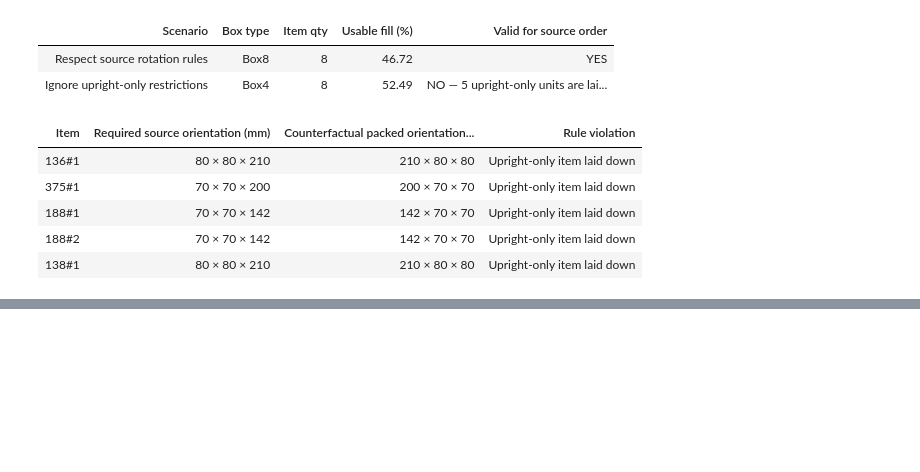
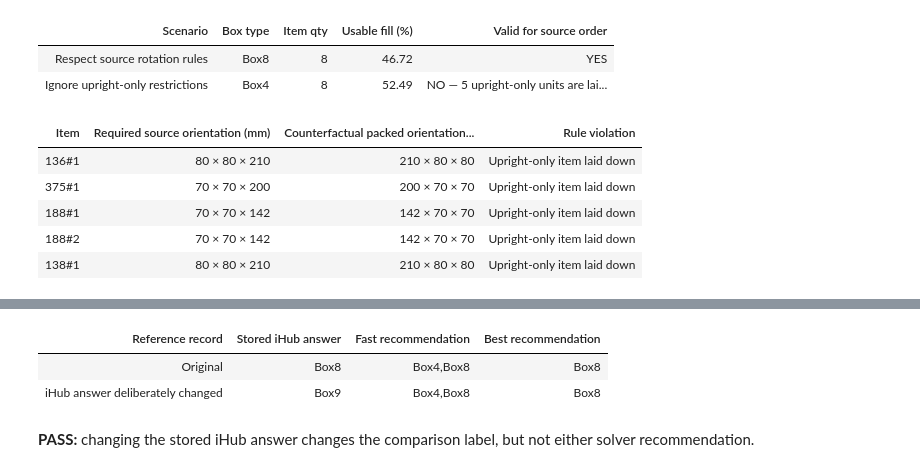
Before and after one commit to Voycepeh/ihubsolutions-capstone-project, a Jupyter notebook: notebooks/Solver Demo.ipynb, the cells around one changed output, grey strips where cells are left out. Saved outputs shown, nothing was run; the diff lists cells and outputs as text; code cells hidden in the pictures; blank space fills up the shorter version.

Commit message:
docs: explain solver calculations and audit leakage

```diff
--- a/notebooks/Solver Demo.ipynb
+++ b/notebooks/Solver Demo.ipynb
@@ -576,0 +604,37 @@ display_table([
+# %%
+audit_original = copy.deepcopy(ihub_records[428])
+audit_changed = copy.deepcopy(audit_original)
+audit_changed['output']['Data']['BinsPacked'] = [{'Code': 'Box9', 'UsedSpace': 1.0}]
+audit_changed['latency_ms'] = 999_999
+
+audit_before = benchmark([audit_original])[0]
+audit_after = benchmark([audit_changed])[0]
+solver_fields = (
+    'fast_boxes', 'fast_cartons', 'fast_external_volume_mm3',
+    'best_boxes', 'best_cartons', 'best_external_volume_mm3',
+)
+assert {field: audit_before[field] for field in solver_fields} == {
+    field: audit_after[field] for field in solver_fields
+}
+assert audit_before['ihub_boxes'] != audit_after['ihub_boxes']
+
+display_table([
+    {
+        'Reference record': 'Original',
+        'Stored iHub answer': audit_before['ihub_boxes'],
+        'Fast recommendation': audit_before['fast_boxes'],
+        'Best recommendation': audit_before['best_boxes'],
+    },
+    {
+        'Reference record': 'iHub answer deliberately changed',
+        'Stored iHub answer': audit_after['ihub_boxes'],
+        'Fast recommendation': audit_after['fast_boxes'],
+        'Best recommendation': audit_after['best_boxes'],
+    },
+])
+display(Markdown('**PASS:** changing the stored iHub answer changes the comparison label, but not either solver recommendation.'))
+# %% [output]
+| Reference record | Stored iHub answer | Fast recommendation | Best recommendation |
+| Original | Box8 | Box4,Box8 | Box8 |
+| iHub answer deliberately changed | Box9 | Box4,Box8 | Box8 |
+**PASS:** changing the stored iHub answer changes the comparison label, but not either solver recommendation.
```
Also changed, not shown: parts of 23 cells of this notebook, 1 other file.
